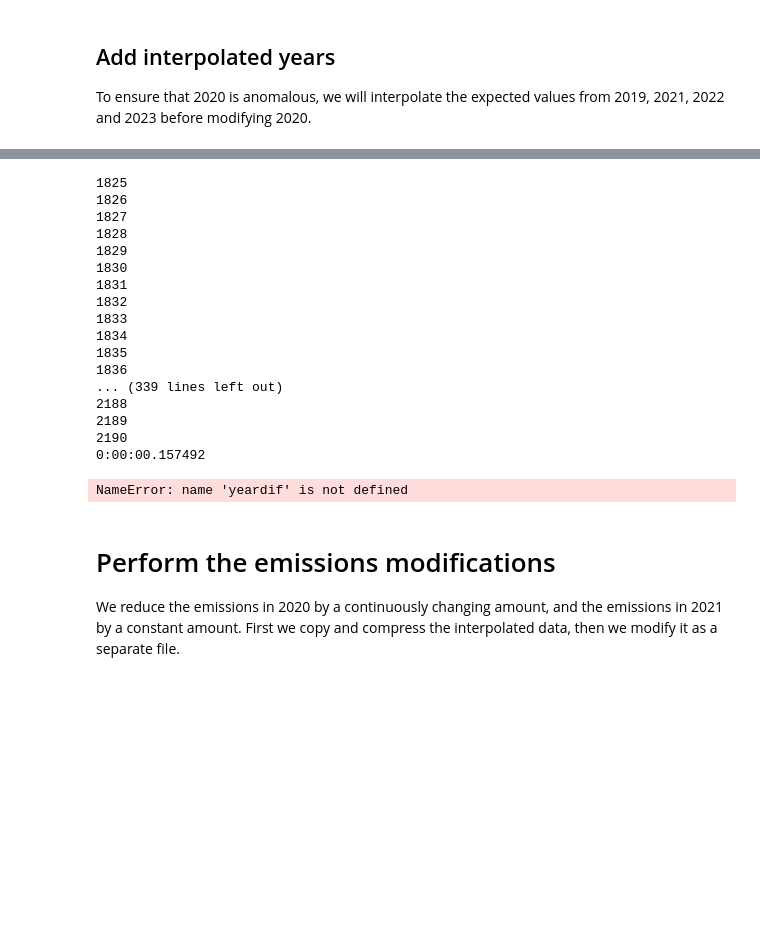
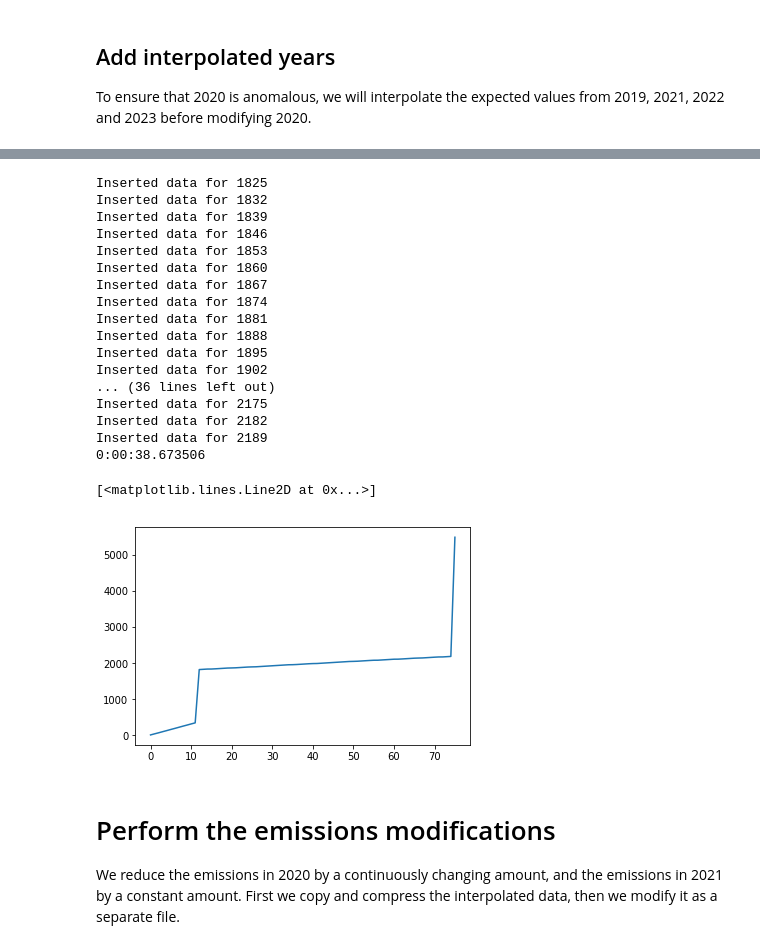
Before and after one commit to Rlamboll/modify_COVID19_netCDF_Emissions, a Jupyter notebook: calculations/calc_aviation_emissions.ipynb, the cells around one changed output, grey strips where cells are left out. Drawn from its saved outputs; the diff is of its cells as text; code cells hidden in the pictures; blank space fills up the shorter version.

```diff
--- a/calculations/calc_aviation_emissions.ipynb
+++ b/calculations/calc_aviation_emissions.ipynb
@@ -218,33 +238,36 @@ if not daily_for_2020:
         print(end - start)
         print("Inserted data for {}".format(yeardif))
 else:
-    days = 5 * 365 + np.arange(366)
+    days = 5 * 365 + np.arange(0, 366, 7)
     for day in days:
         if day not in data.variables["time"][:]:
             insert_interpolated_point(data, day, 1, 1)
-            print(day)
+            print("Inserted data for {}".format(day))
     end = datetime.now()
     print(end - start)
-    print("Inserted data for {}".format(yeardif))
 # %% [output]
-1825
-1826
-1827
-1828
-1829
-1830
-1831
-1832
-1833
-1834
-1835
-1836
-... (339 lines left out)
-2188
-2189
-2190
-0:00:00.157492
+Inserted data for 1825
+Inserted data for 1832
+Inserted data for 1839
+Inserted data for 1846
+Inserted data for 1853
+Inserted data for 1860
+Inserted data for 1867
+Inserted data for 1874
+Inserted data for 1881
+Inserted data for 1888
+Inserted data for 1895
+Inserted data for 1902
+... (36 lines left out)
+Inserted data for 2175
+Inserted data for 2182
+Inserted data for 2189
+0:00:38.673506
-NameError: name 'yeardif' is not defined
+# %%
+plt.plot(data.variables["time"])
+# %% [output]
+[<matplotlib.lines.Line2D at 0x...>]
+[figure, added]
 # %% [markdown]
 # Perform the emissions modifications
 We reduce the emissions in 2020 by a continuously changing amount, and the emissions in 2021 by a constant amount. First we copy and compress the interpolated data, then we modify it as a separate file.
```
Also changed, not shown: parts of 13 cells of this notebook.
